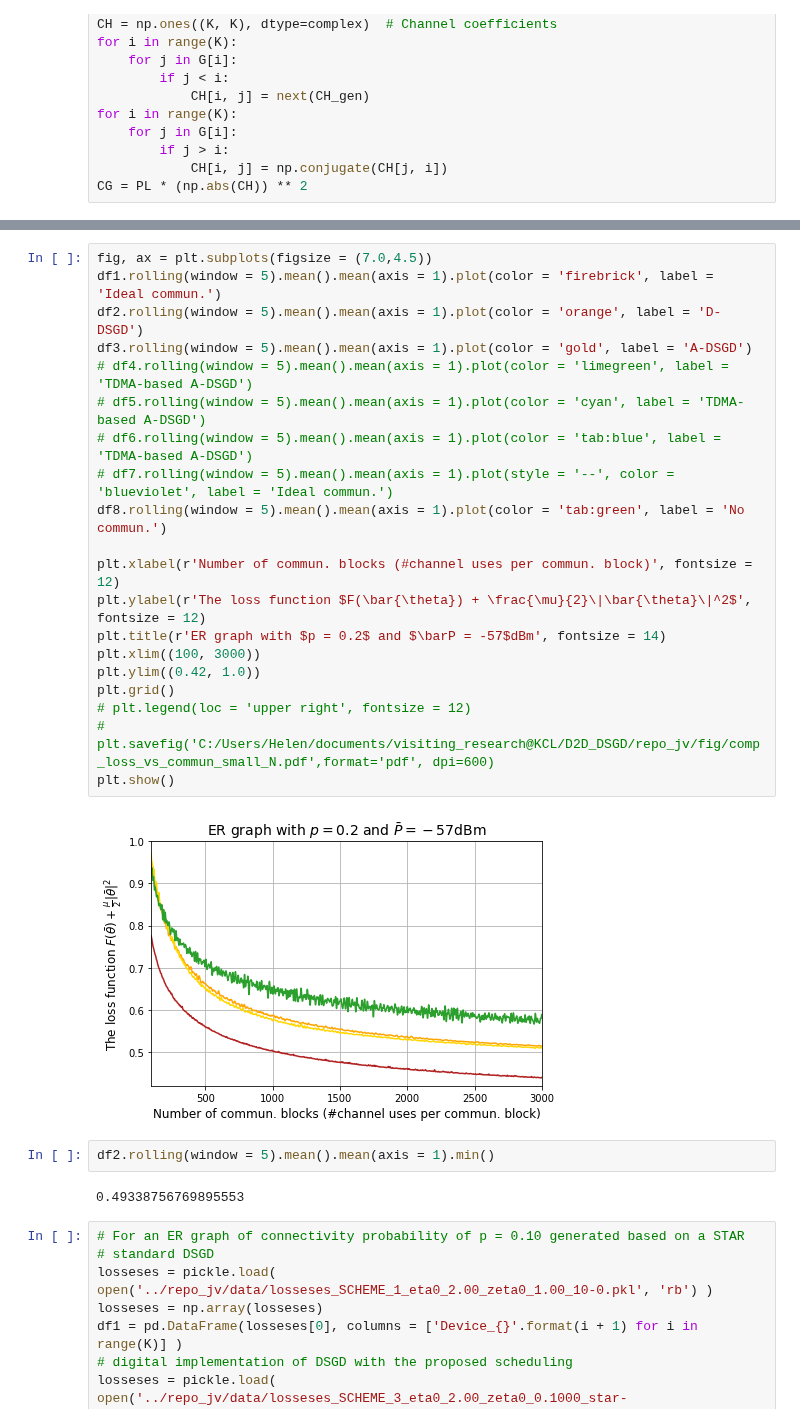
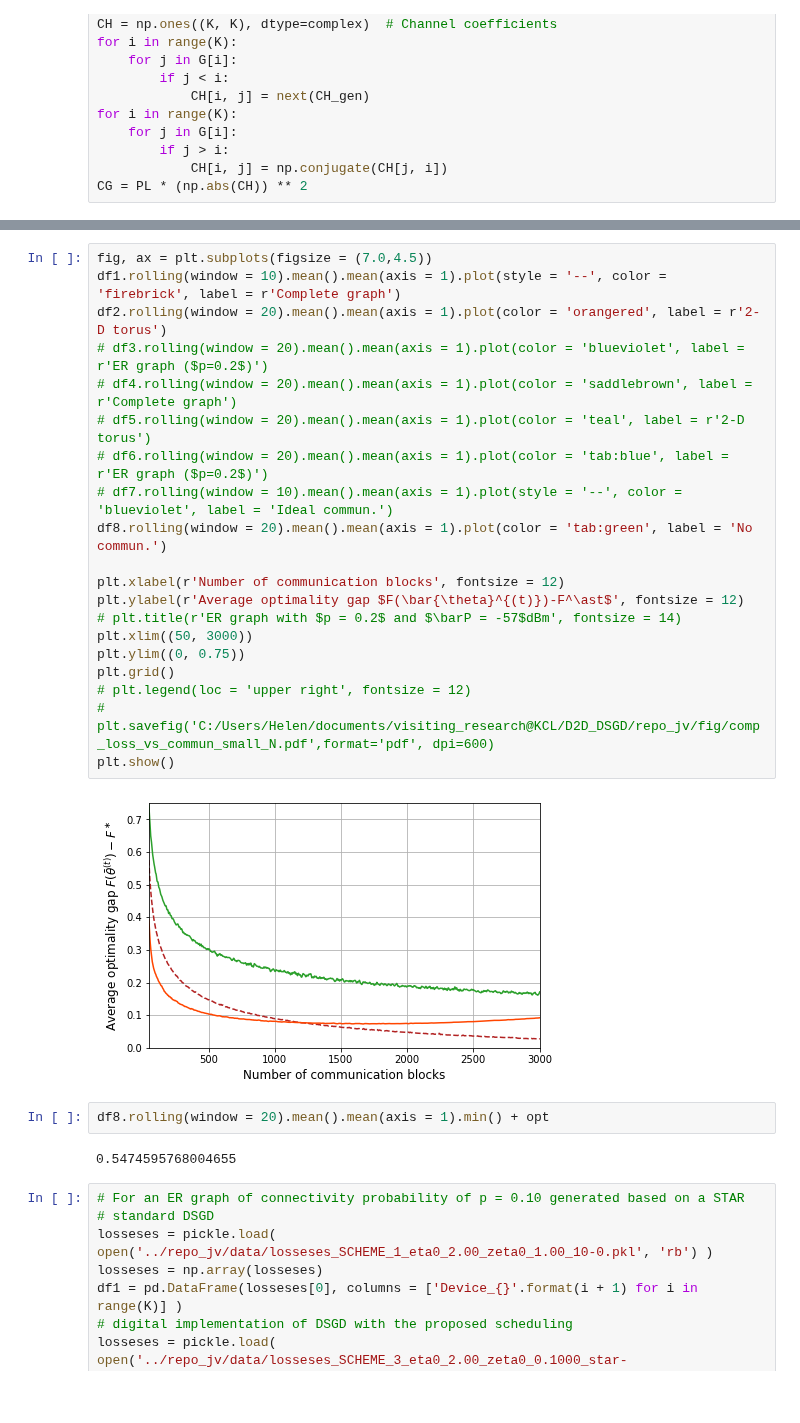
Before and after one commit to Fuzzy-Face/JSAC_FL, a Jupyter notebook: temp.ipynb, the cells around one changed output, grey strips where cells are left out. Saved outputs shown, nothing was run; the diff lists cells and outputs as text; blank space fills up the shorter version.

```diff
--- a/temp.ipynb
+++ b/temp.ipynb
@@ -160,30 +87,30 @@ losseses = np.array(losseses)
 df8 = pd.DataFrame(losseses[0], columns = ['Device_{}'.format(i + 1) for i in range(K)] )
 # %%
 fig, ax = plt.subplots(figsize = (7.0,4.5))
-df1.rolling(window = 5).mean().mean(axis = 1).plot(color = 'firebrick', label = 'Ideal commun.')
-df2.rolling(window = 5).mean().mean(axis = 1).plot(color = 'orange', label = 'D-DSGD')
-df3.rolling(window = 5).mean().mean(axis = 1).plot(color = 'gold', label = 'A-DSGD')
-# df4.rolling(window = 5).mean().mean(axis = 1).plot(color = 'limegreen', label = 'TDMA-based A-DSGD')
-# df5.rolling(window = 5).mean().mean(axis = 1).plot(color = 'cyan', label = 'TDMA-based A-DSGD')
-# df6.rolling(window = 5).mean().mean(axis = 1).plot(color = 'tab:blue', label = 'TDMA-based A-DSGD')
-# df7.rolling(window = 5).mean().mean(axis = 1).plot(style = '--', color = 'blueviolet', label = 'Ideal commun.')
-df8.rolling(window = 5).mean().mean(axis = 1).plot(color = 'tab:green', label = 'No commun.')
+df1.rolling(window = 10).mean().mean(axis = 1).plot(style = '--', color = 'firebrick', label = r'Complete graph')
+df2.rolling(window = 20).mean().mean(axis = 1).plot(color = 'orangered', label = r'2-D torus')
+# df3.rolling(window = 20).mean().mean(axis = 1).plot(color = 'blueviolet', label = r'ER graph ($p=0.2$)')
+# df4.rolling(window = 20).mean().mean(axis = 1).plot(color = 'saddlebrown', label = r'Complete graph')
+# df5.rolling(window = 20).mean().mean(axis = 1).plot(color = 'teal', label = r'2-D torus')
+# df6.rolling(window = 20).mean().mean(axis = 1).plot(color = 'tab:blue', label = r'ER graph ($p=0.2$)')
+# df7.rolling(window = 10).mean().mean(axis = 1).plot(style = '--', color = 'blueviolet', label = 'Ideal commun.')
+df8.rolling(window = 20).mean().mean(axis = 1).plot(color = 'tab:green', label = 'No commun.')
 
-plt.xlabel(r'Number of commun. blocks (#channel uses per commun. block)', fontsize = 12)
-plt.ylabel(r'The loss function $F(\bar{\theta}) + \frac{\mu}{2}\|\bar{\theta}\|^2$', fontsize = 12)
-plt.title(r'ER graph with $p = 0.2$ and $\barP = -57$dBm', fontsize = 14)
-plt.xlim((100, 3000))
-plt.ylim((0.42, 1.0))
+plt.xlabel(r'Number of communication blocks', fontsize = 12)
+plt.ylabel(r'Average optimality gap $F(\bar{\theta}^{(t)})-F^\ast$', fontsize = 12)
+# plt.title(r'ER graph with $p = 0.2$ and $\barP = -57$dBm', fontsize = 14)
+plt.xlim((50, 3000))
+plt.ylim((0, 0.75))
 plt.grid()
 # plt.legend(loc = 'upper right', fontsize = 12)
 # plt.savefig('C:/Users/Helen/documents/visiting_research@KCL/D2D_DSGD/repo_jv/fig/comp_loss_vs_commun_small_N.pdf',format='pdf', dpi=600)
 plt.show()
 # %% [output]
-[figure, old version]
+[figure, new version]
 # %%
-df2.rolling(window = 5).mean().mean(axis = 1).min()
+df8.rolling(window = 20).mean().mean(axis = 1).min() + opt
 # %% [output]
-0.49338756769895553
+0.5474595768004655
 # %%
 # For an ER graph of connectivity probability of p = 0.10 generated based on a STAR
 # standard DSGD
```
Also changed, not shown: parts of 5 cells of this notebook, 4 other files.
